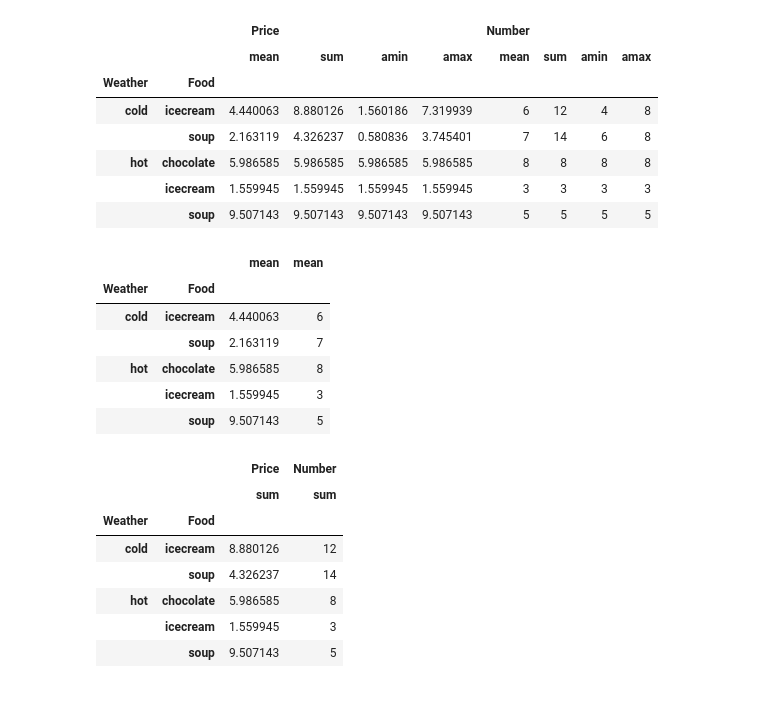
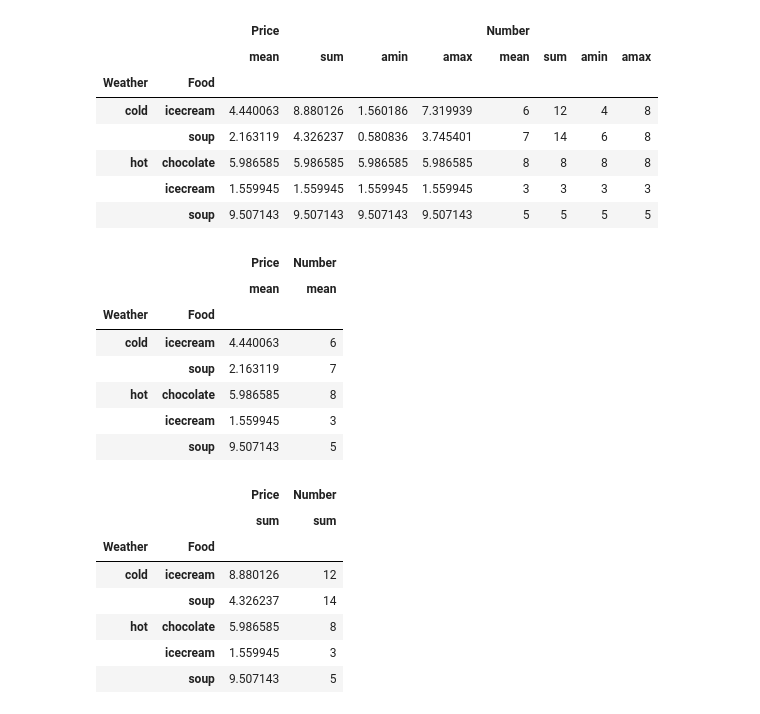
Before and after one commit to landturtler/2020_AI_education_example, a Jupyter notebook: 파이썬데이터분석/pandas_basic.ipynb, the cells around one changed output. Cells and saved outputs as stored; diff of their text form; code cells hidden in the pictures.

```diff
--- a/파이썬데이터분석/pandas_basic.ipynb
+++ b/파이썬데이터분석/pandas_basic.ipynb
@@ -855,15 +855,18 @@ wf_group.agg([np.mean,np.sum,np.min,np.max])
 # %%
 gr_df = wf_group.agg([np.mean,np.sum,np.min,np.max])
 type(gr_df)
 gr_df.index   #  MultiIndex
 
-df1 = pd.DataFrame(gr_df['Price']['mean'])
-df2 = pd.DataFrame(gr_df['Number']['mean'])
-df3 = pd.concat([df1,df2],axis = 1)
-df3
+# df1 = pd.DataFrame(gr_df['Price']['mean'])
+# df2 = pd.DataFrame(gr_df['Number']['mean'])
+# df3 = pd.concat([df1,df2],axis = 1)
+# df3
+
+gr_df.loc[:,[('Price','mean'),('Number','mean')]]
 
 # https://pandas.pydata.org/pandas-docs/stable/user_guide/indexing.html#returning-a-view-versus-a-copy
 # %% [output]
+|  |  | Price | Number |
 |  |  | mean | mean |
 | Weather | Food |  |  |
 | cold | icecream | 4.440063 | 6 |
```
Also changed, not shown: parts of 13 cells of this notebook.
